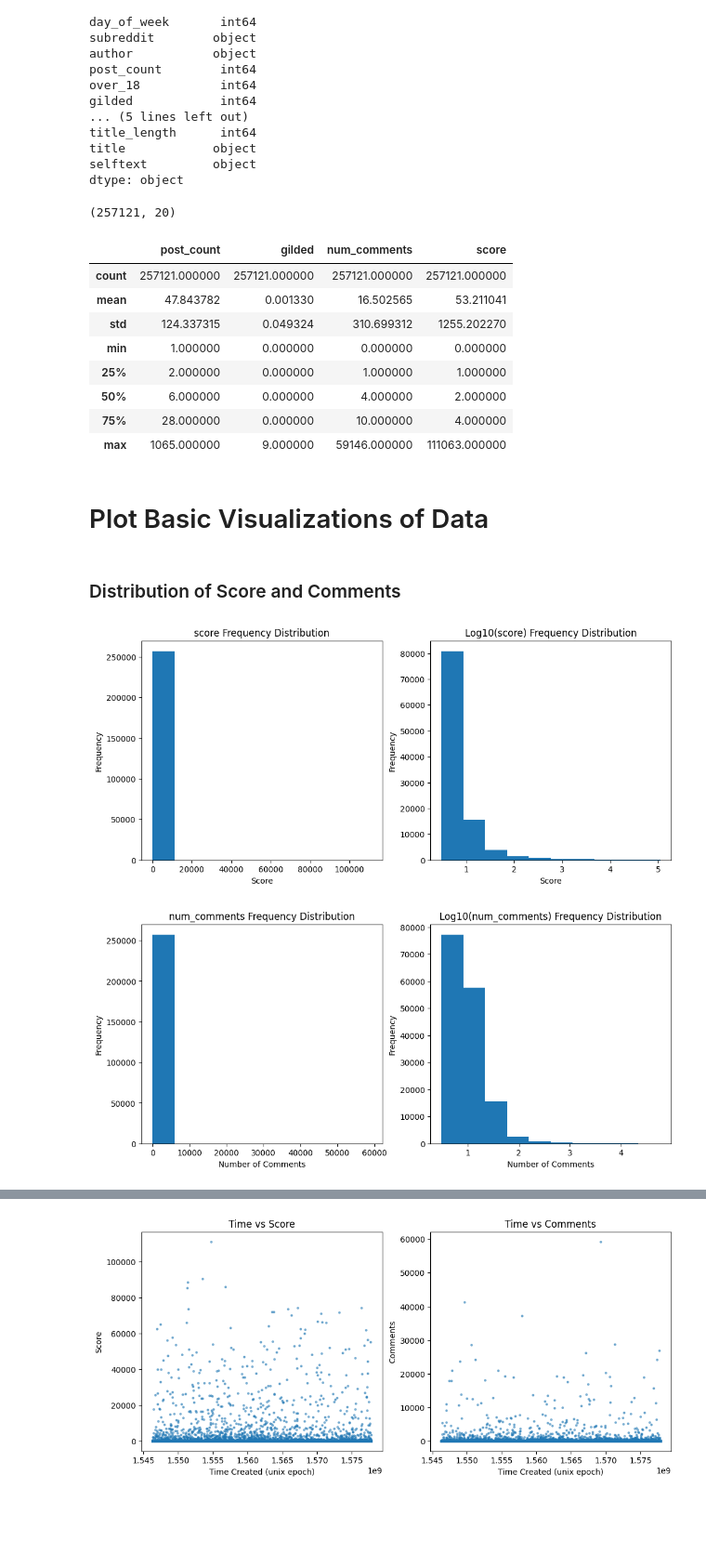
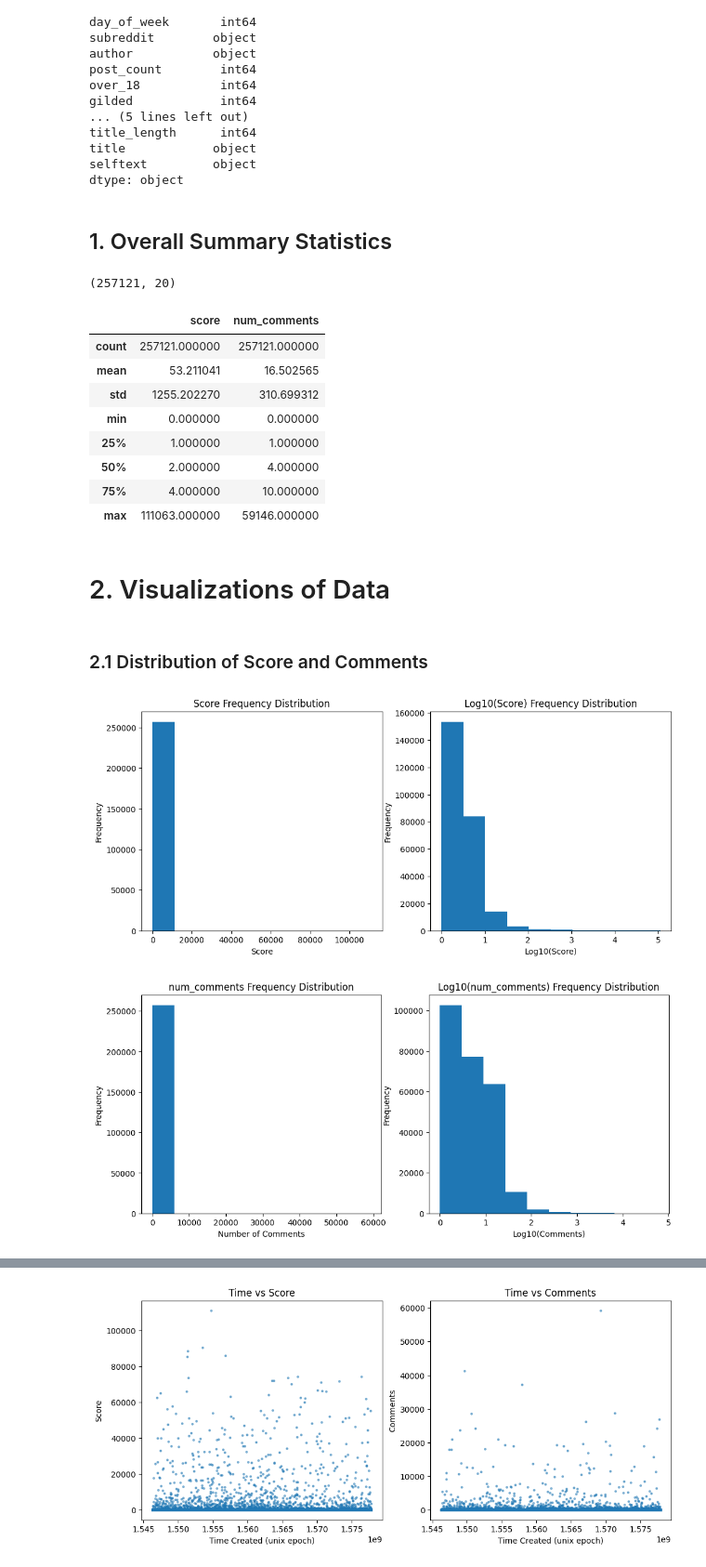
Before and after one commit to Toastjpg/CMPT353-Project, a Jupyter notebook: initial_analysis.ipynb, the cells around one changed output, grey strips where cells are left out. Shown: that part at 93% size. Saved outputs shown, nothing was run; the diff lists cells and outputs as text; code cells hidden in the pictures; blank space fills up the shorter version.

```diff
--- a/initial_analysis.ipynb
+++ b/initial_analysis.ipynb
@@ -30,6 +32,8 @@ title_length      int64
 title            object
 selftext         object
 dtype: object
+# %% [markdown]
+## 1. Overall Summary Statistics
 # %%
 # 257121 number of submissions in dataset
 submissions.shape
@@ -37,23 +41,23 @@ submissions.shape
 (257121, 20)
 # %%
 # View summary stats
-submissions[['post_count', 'gilded',  'num_comments', 'score']].describe()
+submissions[['score', 'num_comments']].describe()
 # %% [output]
-|  | post_count | gilded | num_comments | score |
-| count | 257121.000000 | 257121.000000 | 257121.000000 | 257121.000000 |
-| mean | 47.843782 | 0.001330 | 16.502565 | 53.211041 |
-| std | 124.337315 | 0.049324 | 310.699312 | 1255.202270 |
-| min | 1.000000 | 0.000000 | 0.000000 | 0.000000 |
-| 25% | 2.000000 | 0.000000 | 1.000000 | 1.000000 |
-| 50% | 6.000000 | 0.000000 | 4.000000 | 2.000000 |
-| 75% | 28.000000 | 0.000000 | 10.000000 | 4.000000 |
-| max | 1065.000000 | 9.000000 | 59146.000000 | 111063.000000 |
+|  | score | num_comments |
+| count | 257121.000000 | 257121.000000 |
+| mean | 53.211041 | 16.502565 |
+| std | 1255.202270 | 310.699312 |
+| min | 0.000000 | 0.000000 |
+| 25% | 1.000000 | 1.000000 |
+| 50% | 2.000000 | 4.000000 |
+| 75% | 4.000000 | 10.000000 |
+| max | 111063.000000 | 59146.000000 |
 # %% [markdown]
-# Plot Basic Visualizations of Data
+# 2. Visualizations of Data
 # %%
 import matplotlib.pyplot as plt
 # %% [markdown]
-### Distribution of Score and Comments
+### 2.1 Distribution of Score and Comments
 # %%
 fig, axes = plt.subplots(nrows=1, ncols=2, figsize=(12,5))
 
@@ -63,33 +67,33 @@ axes[0].set_xlabel('Score')
 axes[0].set_ylabel('Frequency')
 
 scores = submissions['score'].values
-scores = scores[scores > 2]
-scores = np.log10(scores)
+# scores = scores[scores > 2]
+scores = np.log10(scores + 1)
 axes[1].hist(scores)
 axes[1].set_title('Log10(Score) Frequency Distribution')
-axes[1].set_xlabel('Score')
+axes[1].set_xlabel('Log10(Score)')
 axes[1].set_ylabel('Frequency')
 
 fig.show()
 # %% [output]
-[figure, old version]
+[figure, new version]
 # %%
 fig, axes = plt.subplots(nrows=1, ncols=2, figsize=(12,5))
 
 axes[0].hist(submissions['num_comments'])
 axes[0].set_title('num_comments Frequency Distribution')
 axes[0].set_xlabel('Number of Comments')
 axes[0].set_ylabel('Frequency')
 
 comments = submissions['num_comments'].values
-comments = comments[comments > 2]
-comments = np.log10(comments)
+# comments = comments[comments > 2]
+comments = np.log10(comments + 1)
 axes[1].hist(comments)
 axes[1].set_title('Log10(num_comments) Frequency Distribution')
-axes[1].set_xlabel('Number of Comments')
+axes[1].set_xlabel('Log10(Comments)')
 axes[1].set_ylabel('Frequency')
 
 fig.show()
 # %% [output]
-[figure, old version]
+[figure, new version]
 # %% [markdown]
```
Also changed, not shown: parts of 18 cells of this notebook.
